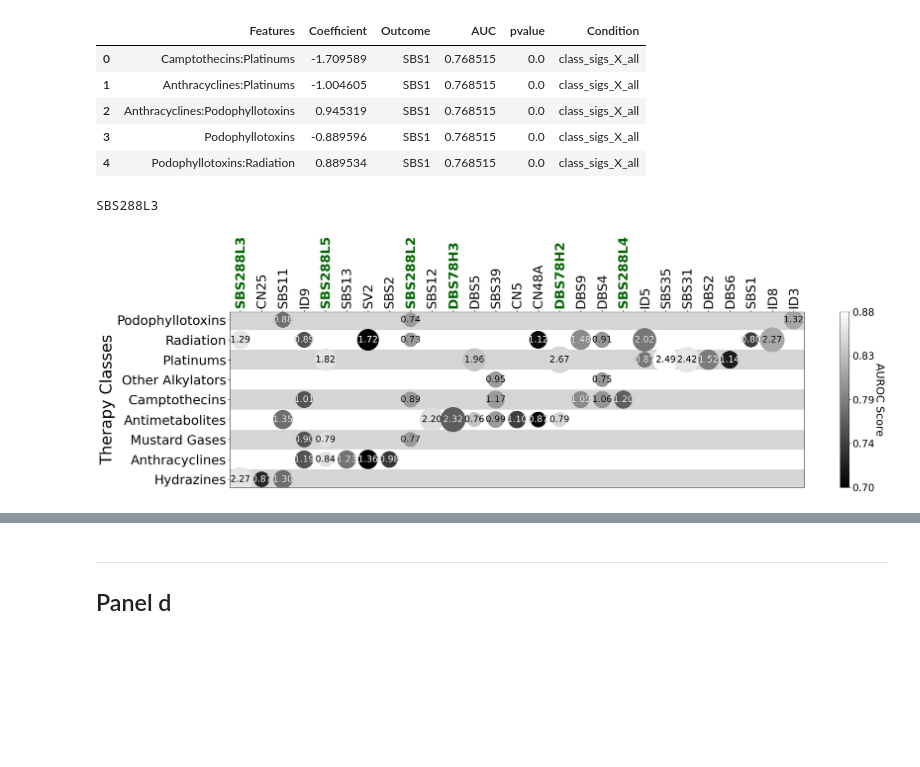
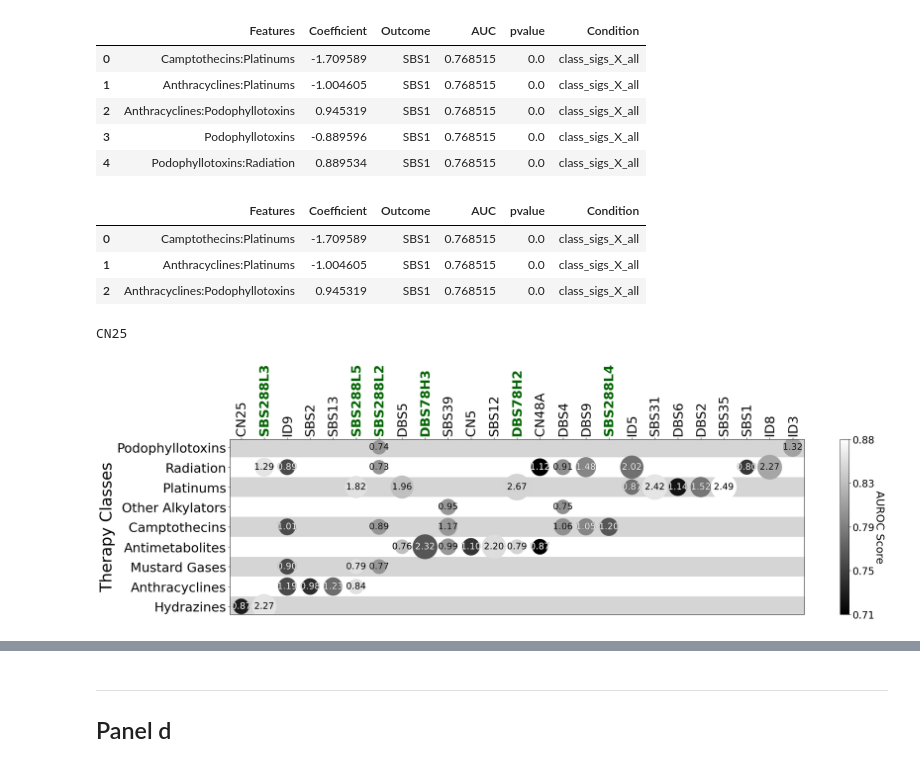
Before and after one commit to shlienlab/mutsigs_therapy, a Jupyter notebook: notebooks/MainFig_3.ipynb, the cells around one changed output, grey strips where cells are left out. Drawn from its saved outputs; the diff is of its cells as text; code cells hidden in the pictures; blank space fills up the shorter version.

```diff
--- a/notebooks/MainFig_3.ipynb
+++ b/notebooks/MainFig_3.ipynb
@@ -30,6 +30,8 @@ import scripts.utils as ut
 # %% [markdown]
 -----
 ##### Load & prepare data
+# %%
+root_dir = '/Users/mehdi/Documents/Nature_Submission'
 # %%
 ## Load patients metadata
 kzm611_md = pd.read_csv(os.path.join(root_dir, 'source_data/KZM_md.txt'), sep='\t', index_col=0)
@@ -130,26 +156,34 @@ logreg_coefs.head()
 | 2 | Anthracyclines:Podophyllotoxins | 0.945319 | SBS1 | 0.768515 | 0.0 | class_sigs_X_all |
 | 3 | Podophyllotoxins | -0.889596 | SBS1 | 0.768515 | 0.0 | class_sigs_X_all |
 | 4 | Podophyllotoxins:Radiation | 0.889534 | SBS1 | 0.768515 | 0.0 | class_sigs_X_all |
+# %%
+logreg_coefs = logreg_coefs[~logreg_coefs.Outcome.isin(['SBS11', 'SV2'])]
+logreg_coefs.head(3)
+# %% [output]
+|  | Features | Coefficient | Outcome | AUC | pvalue | Condition |
+| 0 | Camptothecins:Platinums | -1.709589 | SBS1 | 0.768515 | 0.0 | class_sigs_X_all |
+| 1 | Anthracyclines:Platinums | -1.004605 | SBS1 | 0.768515 | 0.0 | class_sigs_X_all |
+| 2 | Anthracyclines:Podophyllotoxins | 0.945319 | SBS1 | 0.768515 | 0.0 | class_sigs_X_all |
 # %%
 data = logreg_coefs[logreg_coefs.Condition=='class_sigs_noX_all'].copy()
 data = data[data.AUC>=0.7]
 
 drug_order = ['Radiation', 'Platinums', 'OtherAlkylators', 'Camptothecins',
               'Antimetabolites', 'MustardGases',
               'Anthracyclines', 'VincaAlkaloids', 'Hydrazines']
 
 data['Drug_cat'] = pd.Categorical(
     data['Features'],
     categories=drug_order,
     ordered=True
 )
 
 data = data.sort_values(['Drug_cat'], ignore_index=True, ascending=[False])
 
 rename_dict = {'OtherAlkylators': 'Other Alkylators', 'MustardGases': 'Mustard Gases', 'VincaAlkaloids': 'Vinca Alkaloids'}
 data['Features'] = data['Features'].map(rename_dict).fillna(data['Features'])
 
-plotter.coefs_scatter(data, os.path.join(fig_out, 'Fig_3c_adj2_rev.pdf'), positive_only=True, interactions='singles_only', ylab='Therapy Classes')
+plotter.coefs_scatter(data, os.path.join(fig_out, 'Fig_3c_adj2_rev2.pdf'), positive_only=True, interactions='singles_only', ylab='Therapy Classes')
 # %% [output]
-SBS288L3
+CN25
-[figure, old version]
+[figure, new version]
```
Also changed, not shown: parts of 4 cells of this notebook, 15 other files.
